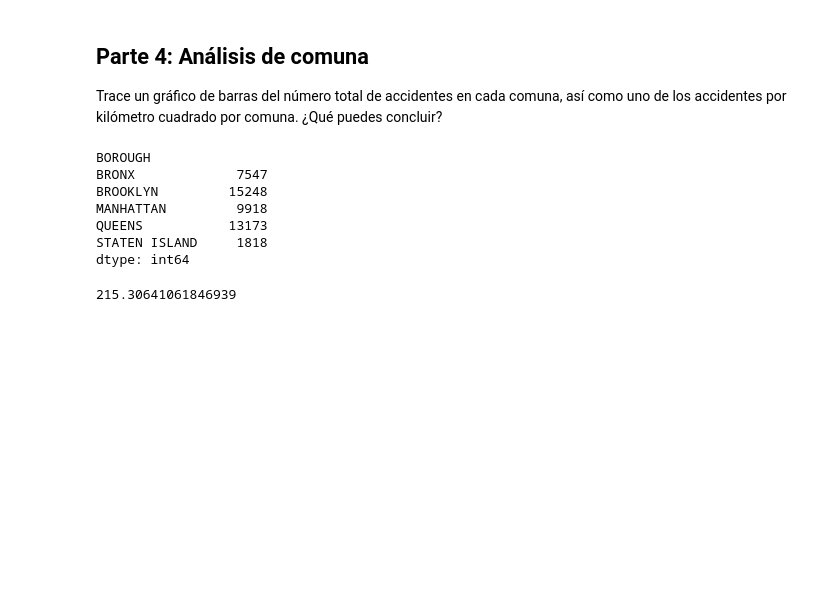
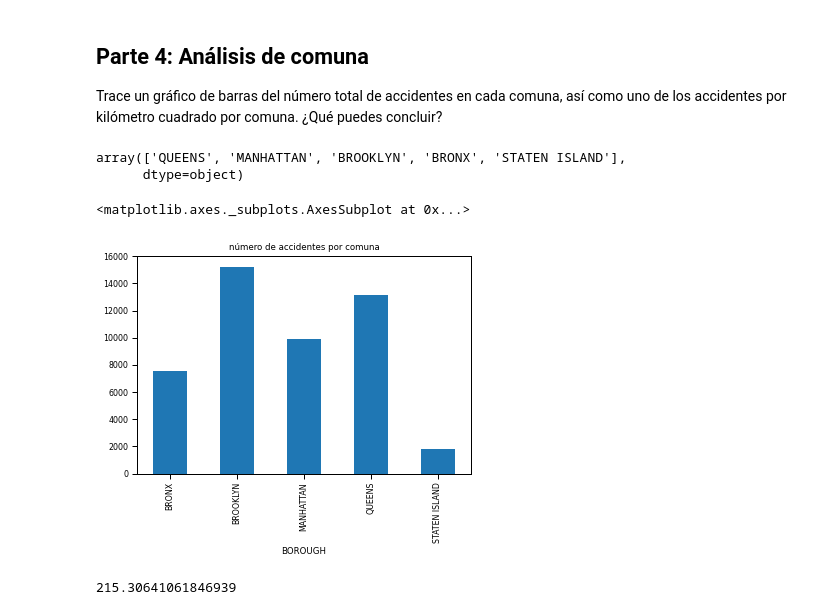
Before and after one commit to clargote/mujeresDigitales, a Jupyter notebook: Taller_Semana_4.ipynb, the cells around one changed output. Cells and saved outputs as stored; diff of their text form; code cells hidden in the pictures; blank space fills up the shorter version.

```diff
--- a/Taller_Semana_4.ipynb
+++ b/Taller_Semana_4.ipynb
@@ -181,19 +201,22 @@ dtype: object
 ## Parte 4: Análisis de comuna
 
 Trace un gráfico de barras del número total de accidentes en cada comuna, así como uno de los accidentes por kilómetro cuadrado por comuna. ¿Qué puedes concluir?
+# %%
+af
+# %% [output]
+array(['QUEENS', 'MANHATTAN', 'BROOKLYN', 'BRONX', 'STATEN ISLAND'],
+      dtype=object)
 # %%
 accidente_comuna=df.groupby(df['BOROUGH']).size()
 accidente_comuna
-#accidente_comuna.plot.bar( title="número de accidentes por comuna" )
-#sns.barplot(data=accidente_comuna, y=accidente_comuna, x=accidente_comuna.index)
+
+se=["Lunes","Martes","Miercoles","Jueves","Viernes"]
+
+accidente_comuna.plot.bar( title="número de accidentes por comuna" )
+#sns.barplot(data=accidente_comuna, y="BOROUGH" ,x=se)
 # %% [output]
-BOROUGH
-BRONX             7547
-BROOKLYN         15248
-MANHATTAN         9918
-QUEENS           13173
-STATEN ISLAND     1818
-dtype: int64
+<matplotlib.axes._subplots.AxesSubplot at 0x...>
+[figure, added]
 # %%
 a=df.groupby(df['BOROUGH']).size()
 a
```
Also changed, not shown: parts of 5 cells of this notebook.
